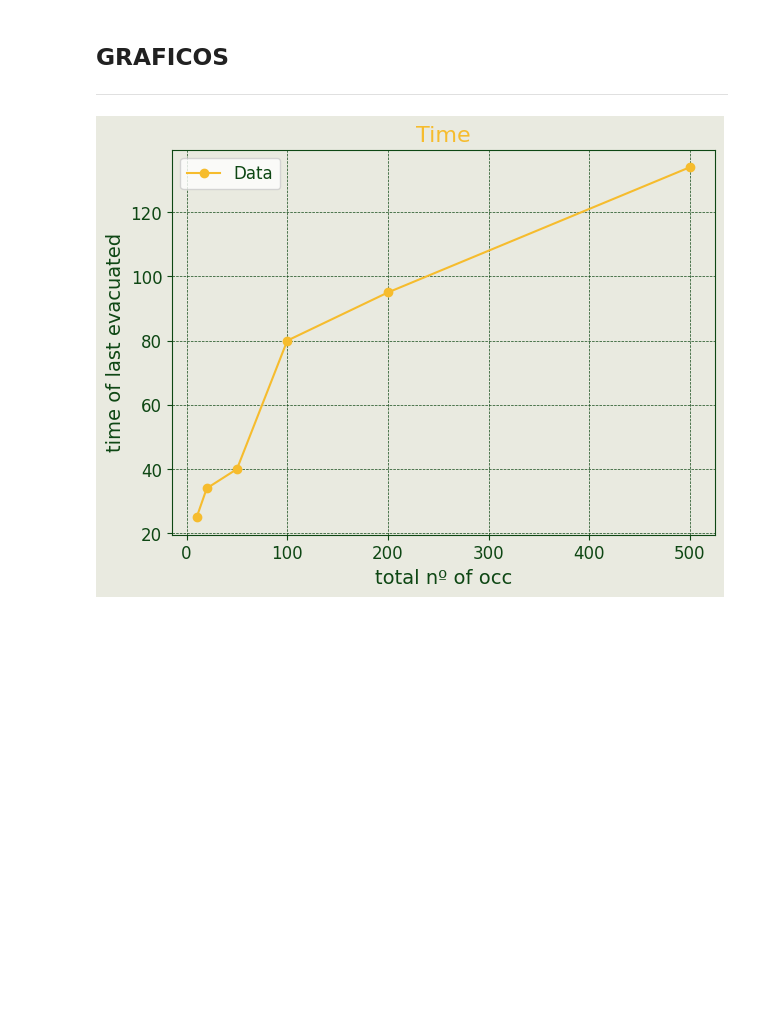
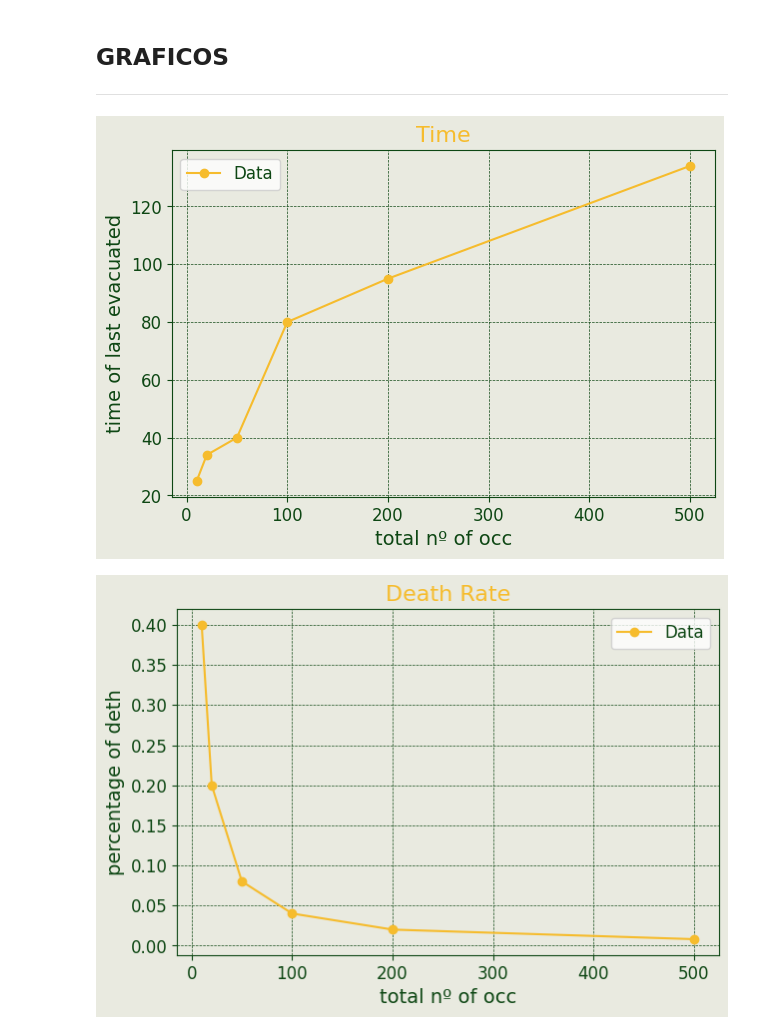
Before and after one commit to inesamorim/multi-agent-emergency-evacuation-system, a Jupyter notebook: lixo.ipynb, the cells around one changed output. Drawn from its saved outputs; the diff is of its cells as text; code cells hidden in the pictures; blank space fills up the shorter version.

```diff
--- a/lixo.ipynb
+++ b/lixo.ipynb
@@ -236,7 +236,7 @@ def plot_graph(x, y, title="Graph", xlabel="X-axis", ylabel="Y-axis"):
     amarelo = "#f6bc2d"
     beje = "#e9eae0"
 
-    plt.figure(figsize=(7, 5),  facecolor=beje)  # Set the figure size
+    plt.figure(figsize=(7, 4.5),  facecolor=beje)  # Set the figure size
     plt.plot(x, y, marker="o", linestyle="-", color=amarelo, label="Data")  # Baby pink line
 
     # Title and labels in baby pink
@@ -267,15 +267,18 @@ def plot_graph(x, y, title="Graph", xlabel="X-axis", ylabel="Y-axis"):
 # %%
 '''
 altering nº of occ
     vab independ(x) nº of occ
     vab depend(y)   time of evacuation
 
     vab depend(y)   ratio of dead
 '''
 x =  [10, 20, 50, 100, 200, 500]
 y1 = [25, 34, 40, 80, 95, 134]
-y2 = []
+y2 = [4/10, 4/20, 4/50, 4/100, 4/200, 4/500]
 
 plot_graph(x, y1,title="Time", xlabel="total nº of occ", ylabel="time of last evacuated")
+
+plot_graph(x, y2,title="Death Rate", xlabel="total nº of occ", ylabel="percentage of deth")
 # %% [output]
-[figure, old version]
+[figure, new version]
+[figure, added]
```
